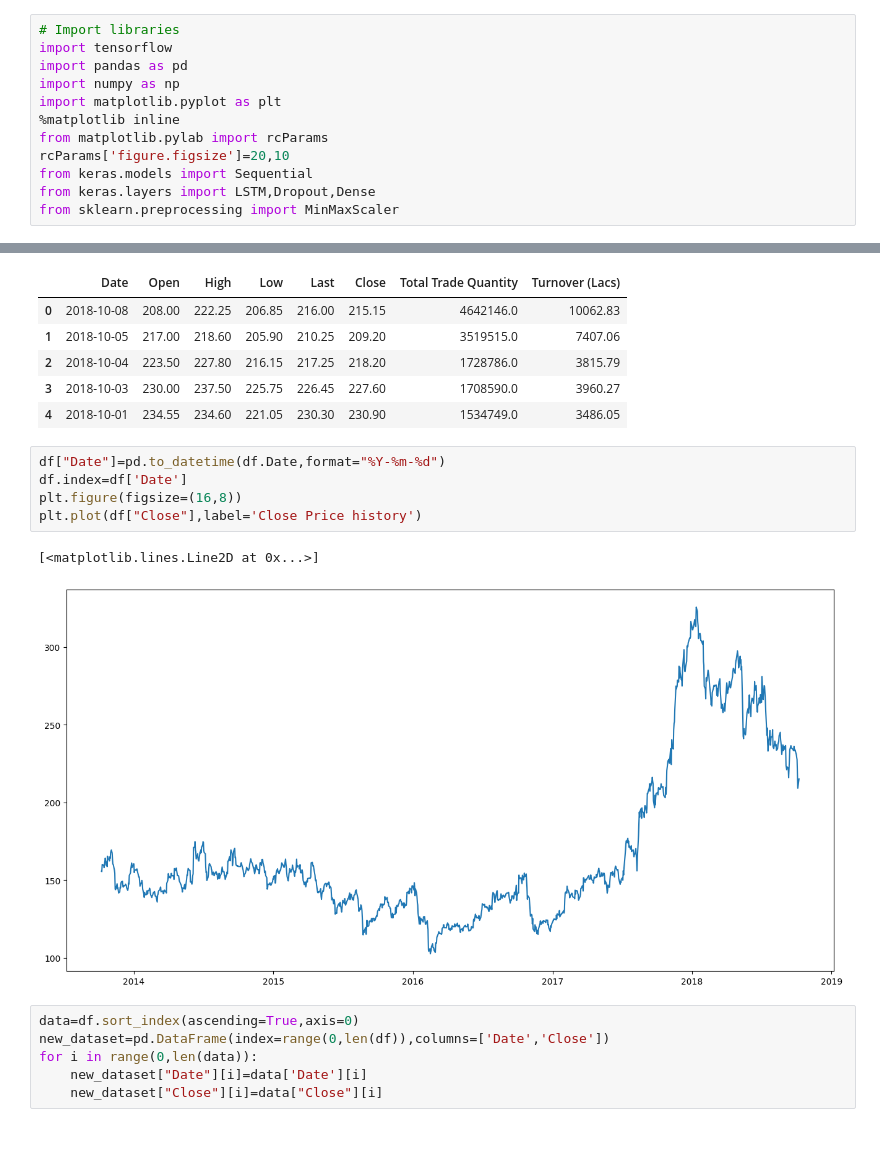
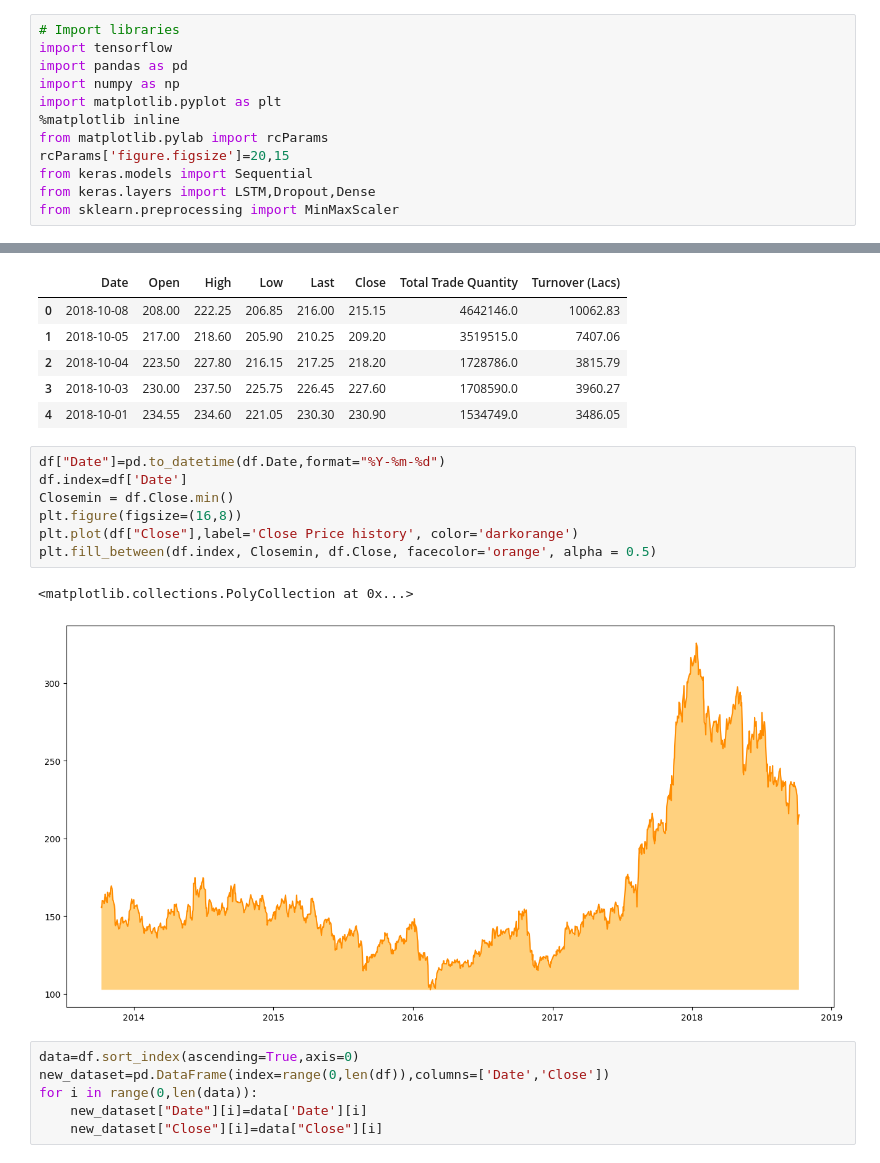
Before and after one commit to Shiyu95/CS5100-Project, a Jupyter notebook: CS5100 Project.ipynb, the cells around one changed output, grey strips where cells are left out. Cells and saved outputs as stored; diff of their text form.

Commit message:
Improve figures

```diff
--- a/CS5100 Project.ipynb
+++ b/CS5100 Project.ipynb
@@ -8,7 +8,7 @@ import numpy as np
 import matplotlib.pyplot as plt
 %matplotlib inline
 from matplotlib.pylab import rcParams
-rcParams['figure.figsize']=20,10
+rcParams['figure.figsize']=20,15
 from keras.models import Sequential
 from keras.layers import LSTM,Dropout,Dense
 from sklearn.preprocessing import MinMaxScaler
@@ -28,11 +25,13 @@ df.head()
 # %%
 df["Date"]=pd.to_datetime(df.Date,format="%Y-%m-%d")
 df.index=df['Date']
+Closemin = df.Close.min()
 plt.figure(figsize=(16,8))
-plt.plot(df["Close"],label='Close Price history')
+plt.plot(df["Close"],label='Close Price history', color='darkorange')
+plt.fill_between(df.index, Closemin, df.Close, facecolor='orange', alpha = 0.5)
 # %% [output]
-[<matplotlib.lines.Line2D at 0x...>]
+<matplotlib.collections.PolyCollection at 0x...>
-[figure, old version]
+[figure, new version]
 # %%
 data=df.sort_index(ascending=True,axis=0)
 new_dataset=pd.DataFrame(index=range(0,len(df)),columns=['Date','Close'])
```
Also changed, not shown: parts of 5 cells of this notebook.
